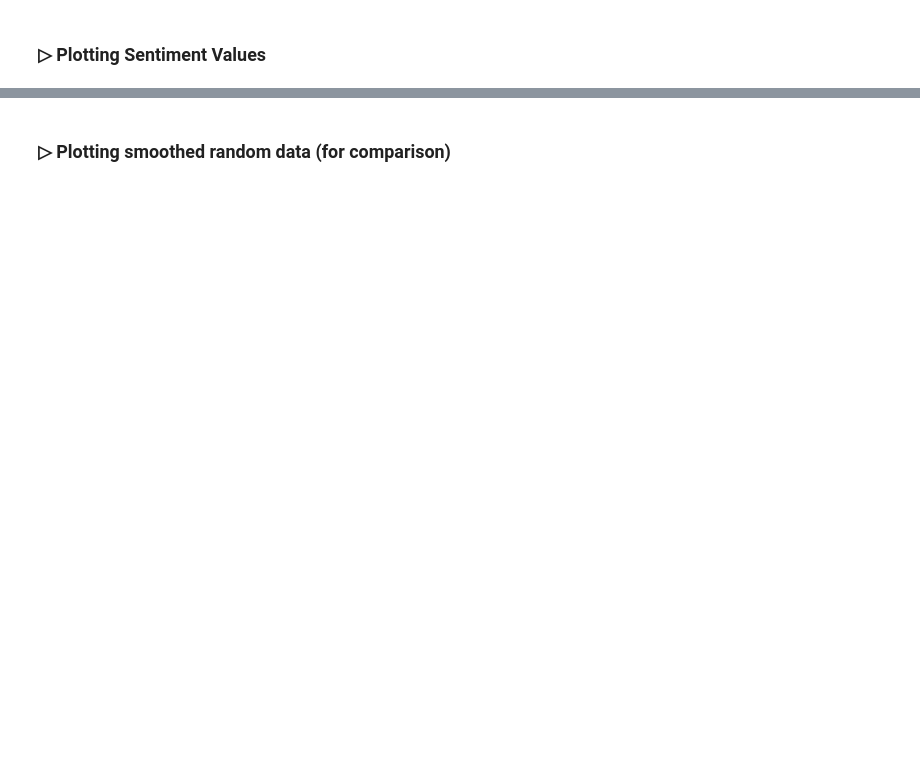
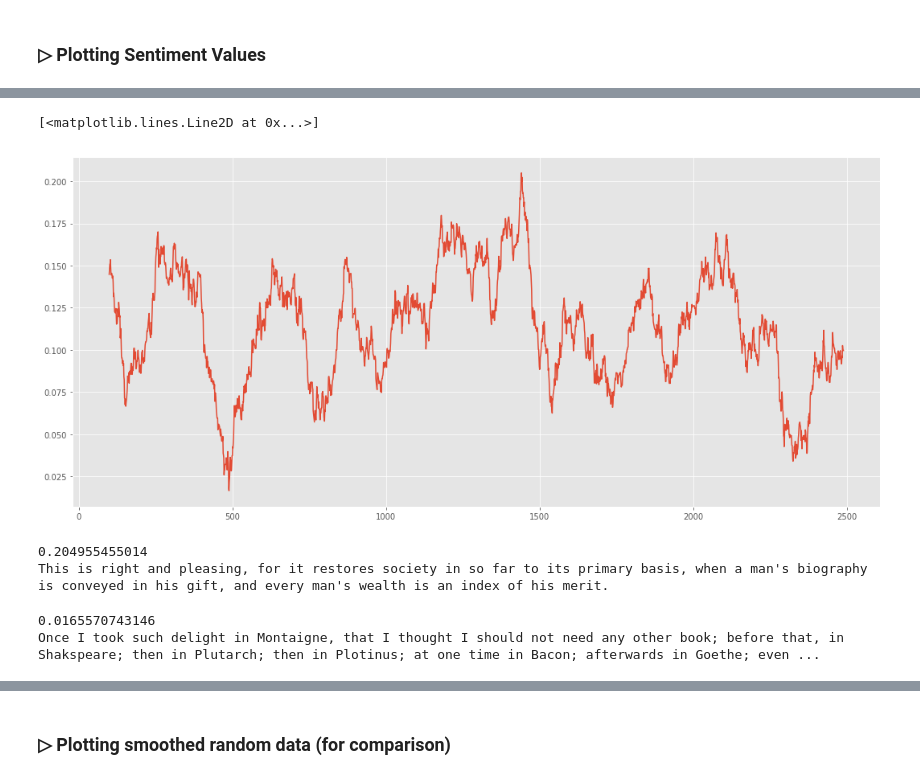
Before and after one commit to pcda17/pcda17.github.io, a Jupyter notebook: week-8_Stats-and-Visualization.ipynb, the cells around one changed output, grey strips where cells are left out. Saved outputs shown, nothing was run; the diff lists cells and outputs as text; code cells hidden in the pictures; blank space fills up the shorter version.

```diff
--- a/week-8_Stats-and-Visualization.ipynb
+++ b/week-8_Stats-and-Visualization.ipynb
@@ -501,7 +210,7 @@ plt.plot(melville_sentiments)
 # %%
 # Smoothing our data before plotting
 
-melville_sentiments_pd=pd.Series(melville_sentiments)
-melville_sentiments_smooth=melville_sentiments_pd.rolling(window=200).mean()
+emerson_sentiments_pd = pd.Series(emerson_sentiments)
+emerson_sentiments_smooth = emerson_sentiments_pd.rolling(window=100).mean()
 
-print melville_sentiments_smooth[195:210]
+print(emerson_sentiments_smooth[195:210])
@@ -508,22 +234,31 @@ print melville_sentiments_smooth[195:210]
 # %%
 plt.figure(figsize=(18,8))
-plt.plot(melville_sentiments_smooth)
+plt.plot(emerson_sentiments_smooth)
+# %% [output]
+[<matplotlib.lines.Line2D at 0x...>]
+[figure, added]
 # %%
-max_sentiment=max(melville_sentiments_smooth[199:])
+max_sentiment = max(emerson_sentiments_smooth[199:])
 
-print max_sentiment # max sentiment polarity value
+print(max_sentiment) # max sentiment polarity value
 
-max_sent_index=list(melville_sentiments_smooth).index(max_sentiment) # index position of the 'max_sentiment' value
+max_sent_index = list(emerson_sentiments_smooth).index(max_sentiment) # index position of the 'max_sentiment' value
 
-print melville_blob.sentences[max_sent_index]
+print(emerson_blob.sentences[max_sent_index])
+# %% [output]
+0.204955455014
+This is right and pleasing, for it restores society in so far to its primary basis, when a man's biography is conveyed in his gift, and every man's wealth is an index of his merit.
 # %%
-min_sentiment=min(melville_sentiments_smooth[199:])
+min_sentiment=min(emerson_sentiments_smooth[199:])
 
-print min_sentiment # min sentiment polarity value
+print(min_sentiment) # min sentiment polarity value
 
-min_sent_index=list(melville_sentiments_smooth).index(min_sentiment) # index position of the 'min_sentiment' value
+min_sent_index=list(emerson_sentiments_smooth).index(min_sentiment) # index position of the 'min_sentiment' value
 
-print melville_blob.sentences[min_sent_index]
+print(emerson_blob.sentences[min_sent_index])
+# %% [output]
+0.0165570743146
+Once I took such delight in Montaigne, that I thought I should not need any other book; before that, in Shakspeare; then in Plutarch; then in Plotinus; at one time in Bacon; afterwards in Goethe; even ...
 # %%
 austen_sentiments=[sentence.sentiment.polarity for sentence in austen_blob.sentences]
 #print austen_sentiments[:10]
```
Also changed, not shown: parts of 105 cells of this notebook.
